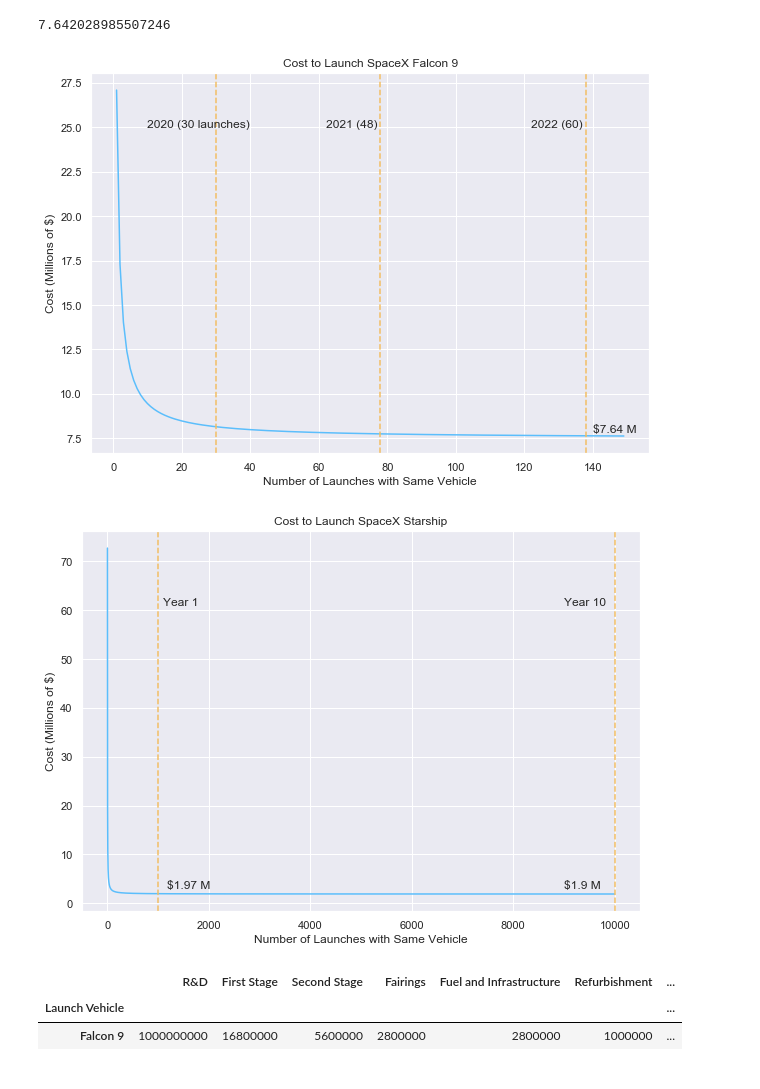
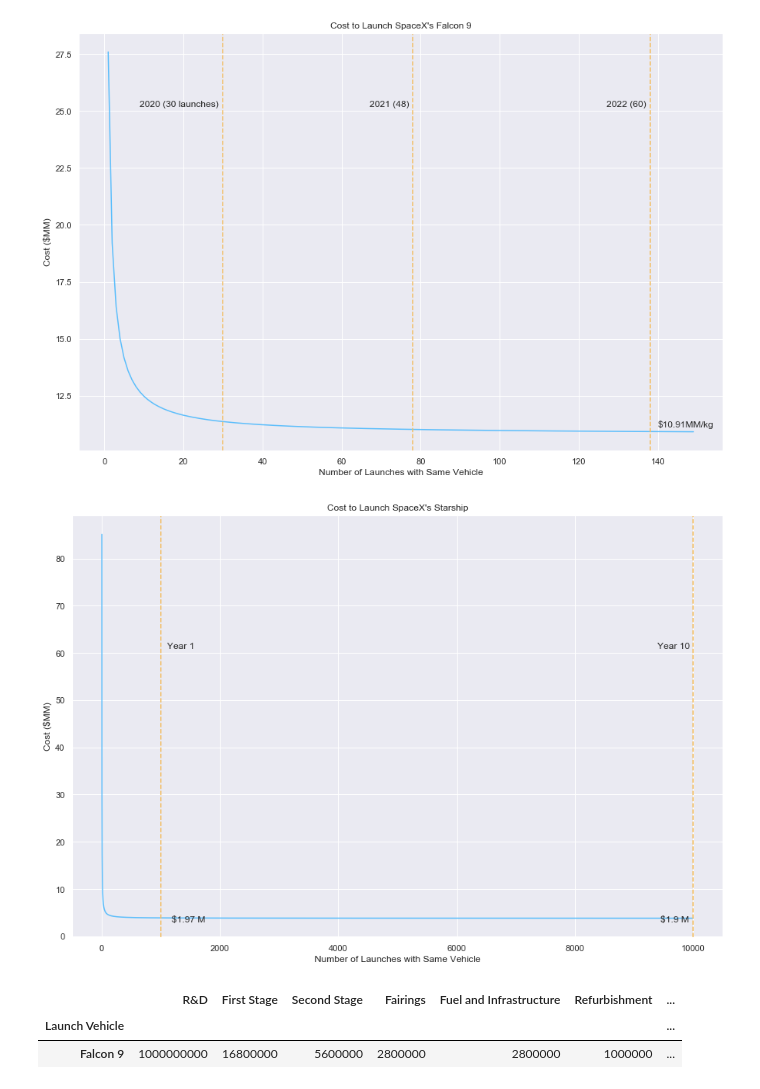
Before and after one commit to candaceyee/Space-Based-Solar, a Jupyter notebook: reusable_rocket_cost_projection.ipynb, the cells around one changed output. Cells and saved outputs as stored; diff of their text form; code cells hidden in the pictures.

Commit message:
added new figures

```diff
--- a/reusable_rocket_cost_projection.ipynb
+++ b/reusable_rocket_cost_projection.ipynb
@@ -28,7 +28,7 @@ fuel_and_other = 2800000
 
 def reusable_rocket_cost_falcon_9(num_launches):
     original_launch = first_stage + second_stage + fairings + fuel_and_other
-    second_launch = first_stage*(1/num_launches) + second_stage + (1/num_launches)*fairings + fuel_and_other + refurb
+    second_launch = first_stage*(1/num_launches) + second_stage + (1/2)*fairings + fuel_and_other + refurb
     return second_launch/10e5
 # %%
 #STARSHIP (ignoring R&D costs/profits for the company)
@@ -41,36 +41,35 @@ def reusable_rocket_cost_starship(num_launches):
     original_launch = reusable_hardware + fuel_and_other
     second_launch = reusable_hardware/num_launches + fuel_and_other + refurb
     return second_launch/10e5
-# %%
-reusable_rocket_cost_falcon_9(num_launches)[137]
-# %% [output]
-7.642028985507246
 # %%
 num_launches = np.arange(1, 150)
-fig = plt.figure(figsize = (10,7))
+fig = plt.figure(figsize = (15,10))
 ax = sns.lineplot(num_launches, reusable_rocket_cost_falcon_9(num_launches), color = '#5bbefc');
-plt.title('Cost to Launch SpaceX Falcon 9');
+last = round(reusable_rocket_cost_falcon_9(num_launches)[-1], 2)
+plt.title('Cost to Launch SpaceX\'s Falcon 9');
 plt.xlabel('Number of Launches with Same Vehicle');
-plt.ylabel('Cost (Millions of $)');
-ax.axvline(30, ls = '--', color = '#f2be63'); plt.text(10, 25, s = '2020 (30 launches)');
-ax.axvline(78, ls = '--', color = '#f2be63'); plt.text(62, 25, s = '2021 (48)');
-ax.axvline(138, ls = '--', color = '#f2be63'); plt.text(122, 25, s = '2022 (60)');
-plt.text(140, 7.8, s = '$7.64 M');
+plt.ylabel('Cost ($MM)');
+ax.axvline(30, ls = '--', color = '#f2be63'); plt.text(9, 25.2, s = '2020 (30 launches)');
+ax.axvline(78, ls = '--', color = '#f2be63'); plt.text(67, 25.2, s = '2021 (48)');
+ax.axvline(138, ls = '--', color = '#f2be63'); plt.text(127, 25.2, s = '2022 (60)');
+plt.text(140, last + 0.2, s = '${}MM/kg'.format(last));
+plt.savefig('falcon_9.png', bbox_inches = 'tight', pad_inches = 0, dpi = 300)
 # %% [output]
-[figure, old version]
+[figure, new version]
 # %%
 num_launches = np.arange(1, 1000*10)
-fig = plt.figure(figsize = (10,7))
+fig = plt.figure(figsize = (15,10))
 ax = sns.lineplot(num_launches, reusable_rocket_cost_starship(num_launches), color = '#5bbefc');
-plt.title('Cost to Launch SpaceX Starship');
+plt.title('Cost to Launch SpaceX\'s Starship');
 plt.xlabel('Number of Launches with Same Vehicle');
-plt.ylabel('Cost (Millions of $)');
+plt.ylabel('Cost ($MM)');
 ax.axvline(1000, ls = '--', color = '#f2be63'); plt.text(1100, 61, s = 'Year 1');
-ax.axvline(10000, ls = '--', color = '#f2be63'); plt.text(9000, 61, s = 'Year 10');
+ax.axvline(10000, ls = '--', color = '#f2be63'); plt.text(9400, 61, s = 'Year 10');
 plt.text(1180, 3, s = '$1.97 M');
-plt.text(9000, 3, s = '$1.9 M');
+plt.text(9450, 3, s = '$1.9 M');
+plt.savefig('Starship_costs.png', bbox_inches = 'tight', pad_inches = 0, dpi = 300)
 # %% [output]
-[figure, old version]
+[figure, new version]
 # %%
 launch_cost_data = pd.DataFrame(columns = ['Launch Vehicle', 'R&D', 'First Stage', 'Second Stage', 'Fairings', 'Fuel and Infrastructure', 'Refurbishment',
                                           '10 Launches ($M)', '100 Launches ($M)'])
```
Also changed, not shown: parts of 1 cell of this notebook, 18 other files.
